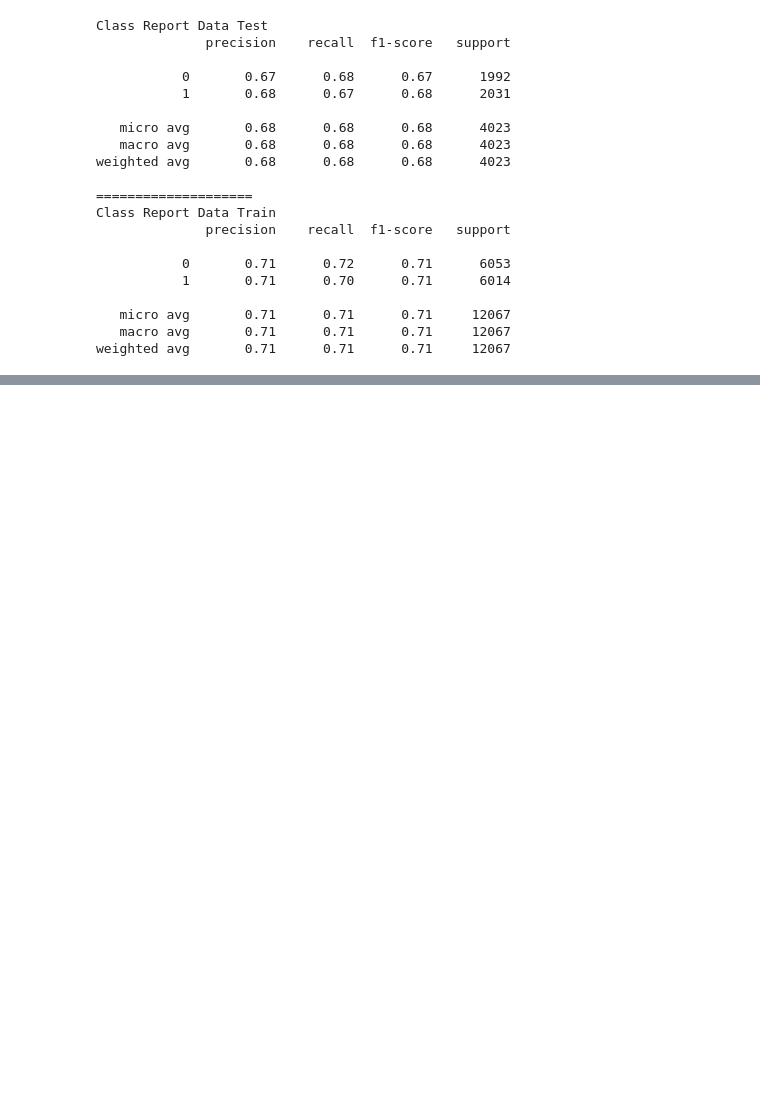
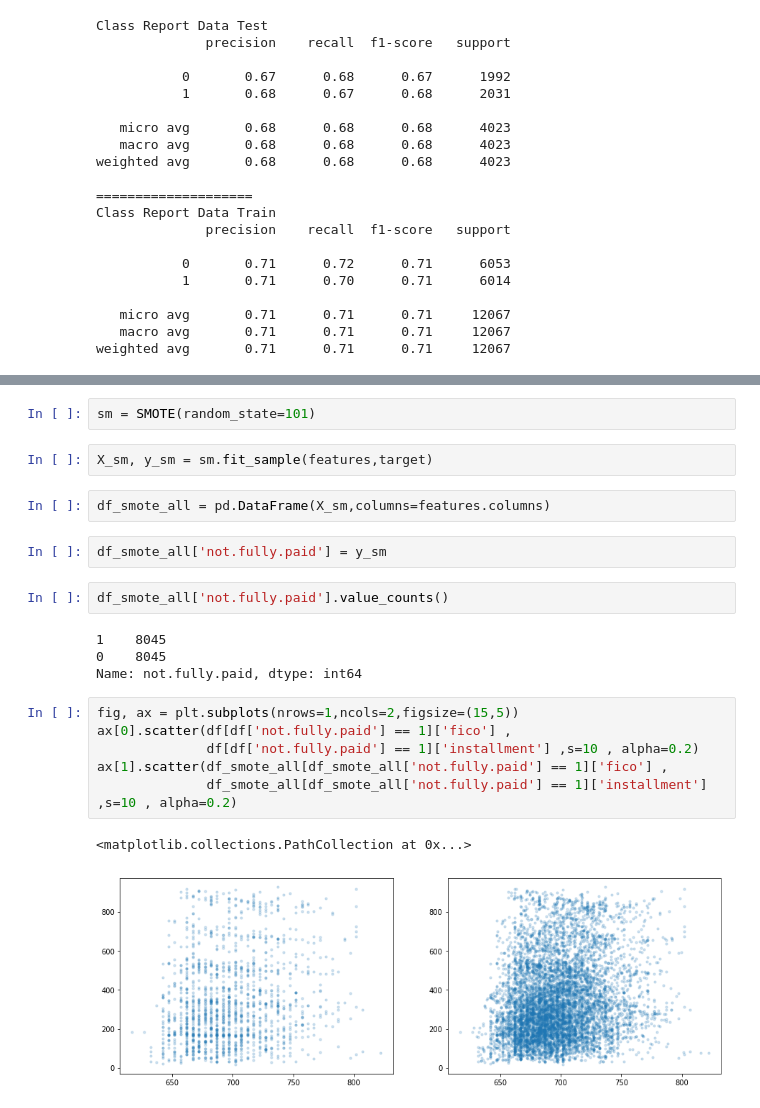
Before and after one commit to jamaludinfikrii/FundamentalDSBandung, a Jupyter notebook: Modul3/Loan Data Model Predictor.ipynb, the cells around one changed output, grey strips where cells are left out. Drawn from its saved outputs; the diff is of its cells as text; blank space fills up the shorter version.

```diff
--- a/Modul3/Loan Data Model Predictor.ipynb
+++ b/Modul3/Loan Data Model Predictor.ipynb
@@ -405,0 +459,23 @@ def class_report_by_algo_oversampling(x,y,model):
+# %%
+sm = SMOTE(random_state=101)
+# %%
+X_sm, y_sm = sm.fit_sample(features,target)
+# %%
+df_smote_all = pd.DataFrame(X_sm,columns=features.columns)
+# %%
+df_smote_all['not.fully.paid'] = y_sm
+# %%
+df_smote_all['not.fully.paid'].value_counts()
+# %% [output]
+1    8045
+0    8045
+Name: not.fully.paid, dtype: int64
+# %%
+fig, ax = plt.subplots(nrows=1,ncols=2,figsize=(15,5))
+ax[0].scatter(df[df['not.fully.paid'] == 1]['fico'] ,
+              df[df['not.fully.paid'] == 1]['installment'] ,s=10 , alpha=0.2)
+ax[1].scatter(df_smote_all[df_smote_all['not.fully.paid'] == 1]['fico'] ,
+              df_smote_all[df_smote_all['not.fully.paid'] == 1]['installment'] ,s=10 , alpha=0.2)
+# %% [output]
+<matplotlib.collections.PathCollection at 0x...>
+[figure, added]
```
Also changed, not shown: parts of 7 cells of this notebook.
